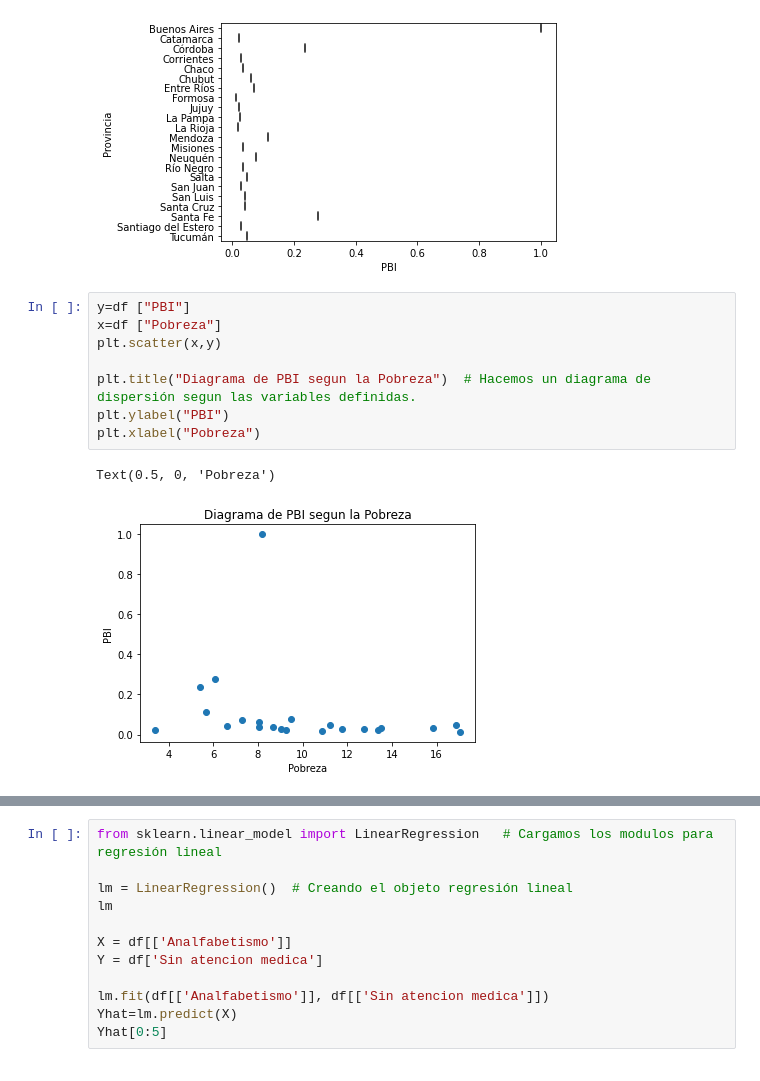
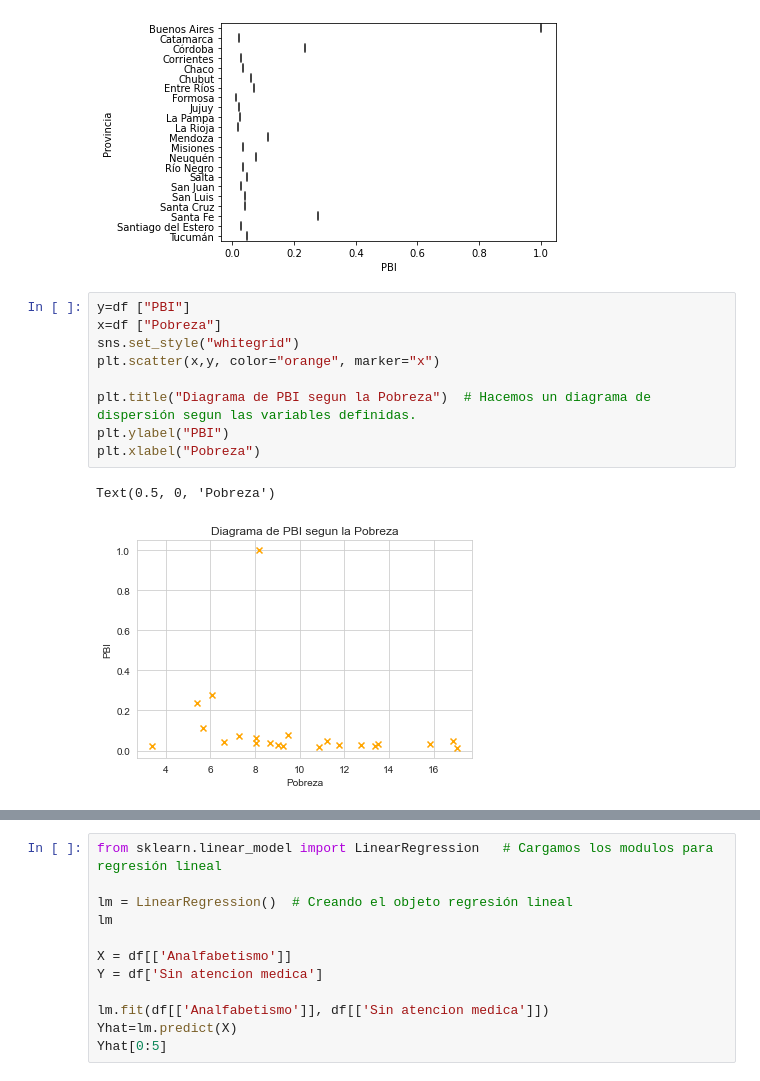
Before and after one commit to NestorDiazDataSC/Analisis_de_Datos, a Jupyter notebook: Analisis_Argentina/Analisis Argentina.ipynb, the cells around one changed output, grey strips where cells are left out. Cells and saved outputs as stored; diff of their text form.

```diff
--- a/Analisis_Argentina/Analisis Argentina.ipynb
+++ b/Analisis_Argentina/Analisis Argentina.ipynb
@@ -169,11 +184,12 @@ sns.boxplot (x="PBI", y="Provincia", data=df) # Graficar en barras solo se usa c
 # %%
 y=df ["PBI"]
 x=df ["Pobreza"]
-plt.scatter(x,y)
+sns.set_style("whitegrid")
+plt.scatter(x,y, color="orange", marker="x")
 
 plt.title("Diagrama de PBI segun la Pobreza")  # Hacemos un diagrama de dispersión segun las variables definidas.
 plt.ylabel("PBI")
 plt.xlabel("Pobreza")
 # %% [output]
 Text(0.5, 0, 'Pobreza')
-[figure, old version]
+[figure, new version]
```
Also changed, not shown: parts of 23 cells of this notebook.
